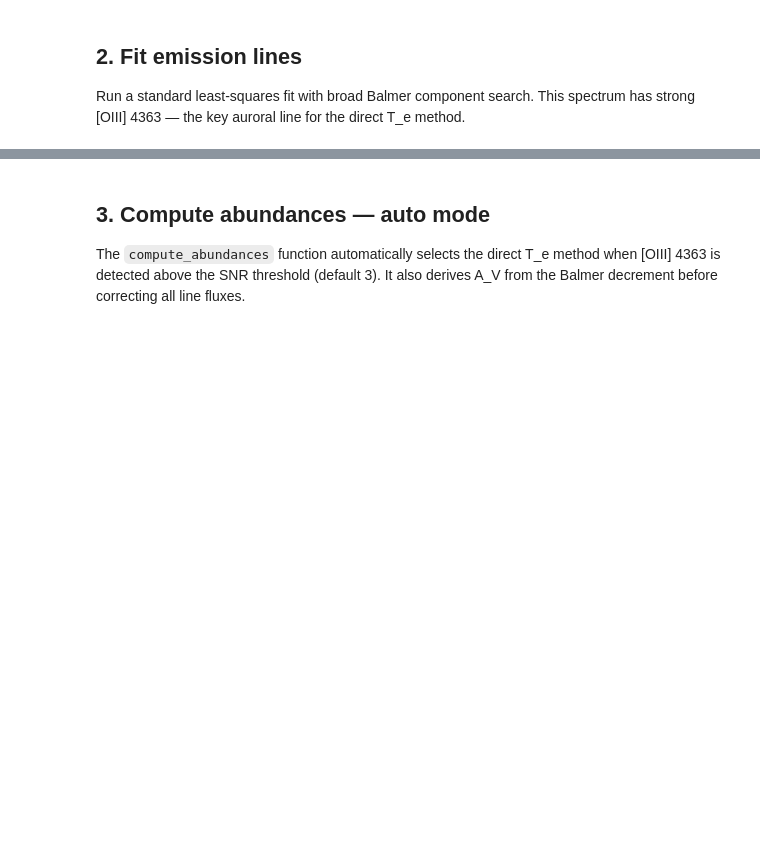
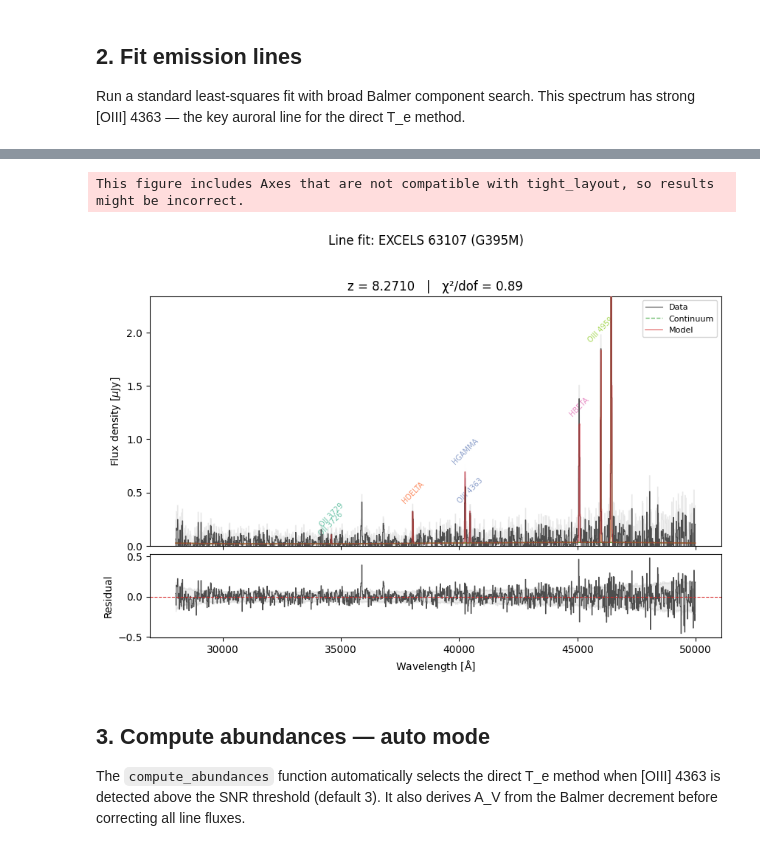
Before and after one commit to raunaq-rai/jwspecfit, a Jupyter notebook: docs/notebooks/07_abundances.ipynb, the cells around one changed output, grey strips where cells are left out. Cells and saved outputs as stored; diff of their text form; code cells hidden in the pictures; blank space fills up the shorter version.

```diff
--- a/docs/notebooks/07_abundances.ipynb
+++ b/docs/notebooks/07_abundances.ipynb
@@ -52,7 +60,7 @@ Run a standard least-squares fit with broad Balmer component search.
 This spectrum has strong [OIII] 4363 — the key auroral line for the
 direct T_e method.
 # %%
-result = jwspecfit.fit_lines(spec, z=6.1052, deg=3, n_boot=1000)
+result = jwspecfit.fit_lines(spec, z=8.271, deg=3, n_boot=1000)
 # %%
 print(f"Selected model: {result.selected_model}")
 print(f"Lines fitted:   {len(result.lines)}")
@@ -69,7 +94,10 @@ for name, lr in result.lines.items():
 # %%
-fig = jwspecfit.plot_fit(result, exclude_wave_A=[(20000, 28000), (50000, 60000)],flux_unit="flam",y_pad=0.1)
-fig.suptitle("Line fit: RXCJ2248 2478_3 (G395M)", y=1.02)
+fig = jwspecfit.plot_fit(result, exclude_wave_A=[(20000, 28000), (50000, 60000)],flux_unit="fnu",y_pad=0.5)
+fig.suptitle("Line fit: EXCELS 63107 (G395M)", y=1.02)
 plt.show()
+# %% [output]
+This figure includes Axes that are not compatible with tight_layout, so results might be incorrect.
+[figure, added]
 # %%
 fig_interactive = jwspecfit.plot_fit_interactive(result)
 fig_interactive.show()
```
Also changed, not shown: parts of 22 cells of this notebook.
